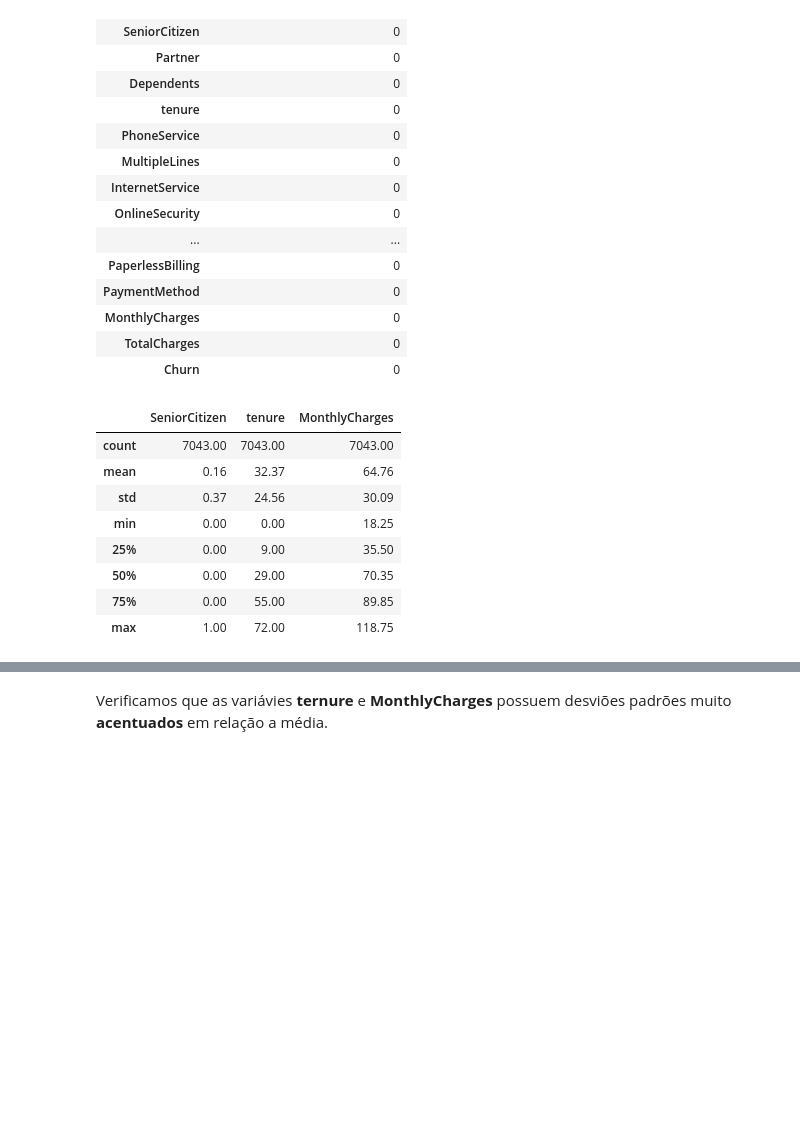
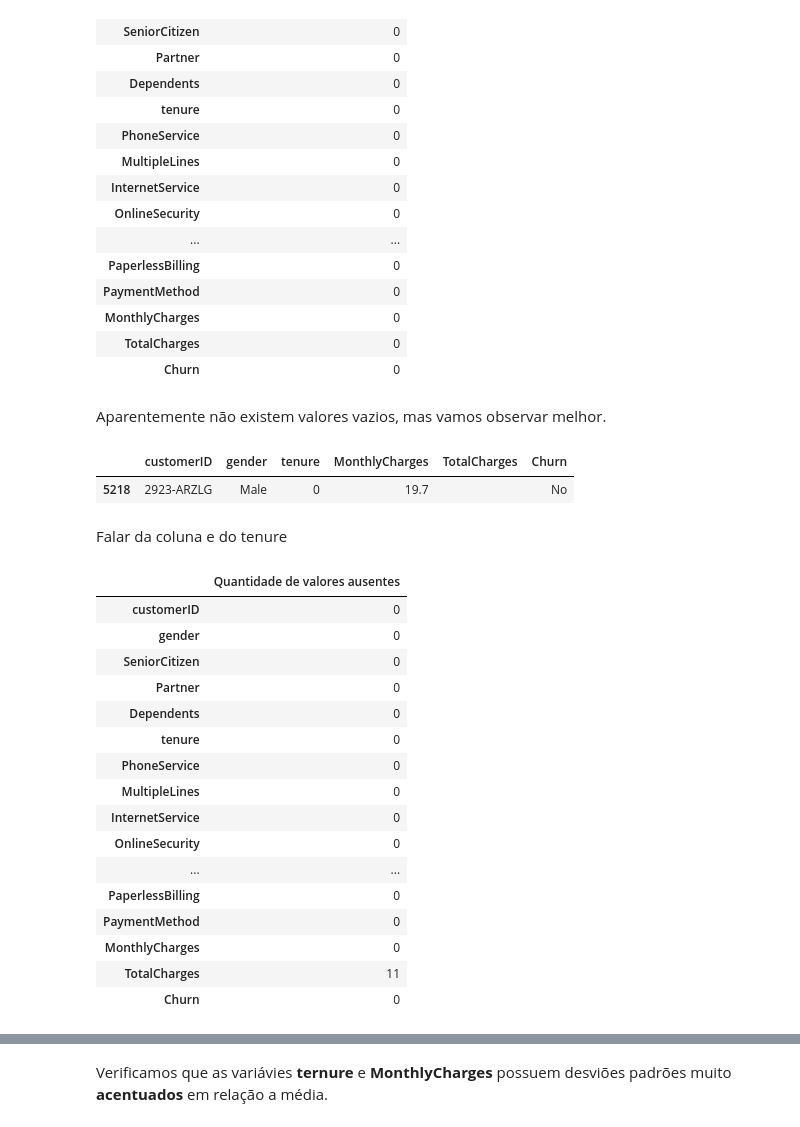
Before and after one commit to FerrazThales/Churn_prediction, a Jupyter notebook: Churn_Prediction_para_uma_empresa_de_Telecomunicações.ipynb, the cells around one changed output, grey strips where cells are left out. Cells and saved outputs as stored; diff of their text form; code cells hidden in the pictures; blank space fills up the shorter version.

```diff
--- a/Churn_Prediction_para_uma_empresa_de_Telecomunicações.ipynb
+++ b/Churn_Prediction_para_uma_empresa_de_Telecomunicações.ipynb
@@ -135,15 +152,12 @@ pd.DataFrame(df.isnull().sum(),columns=['Quantidade de valores ausentes'])
 | MonthlyCharges | 0 |
 | TotalCharges | 0 |
 | Churn | 0 |
-# %%
-df.describe().round(2)
-# %% [output]
-|  | SeniorCitizen | tenure | MonthlyCharges |
-| count | 7043.00 | 7043.00 | 7043.00 |
-| mean | 0.16 | 32.37 | 64.76 |
-| std | 0.37 | 24.56 | 30.09 |
-| min | 0.00 | 0.00 | 18.25 |
-| 25% | 0.00 | 9.00 | 35.50 |
-| 50% | 0.00 | 29.00 | 70.35 |
-| 75% | 0.00 | 55.00 | 89.85 |
-| max | 1.00 | 72.00 | 118.75 |
+# %% [markdown]
+Aparentemente não existem valores vazios, mas vamos observar melhor.
+# %%
+df[['customerID','gender','tenure','MonthlyCharges','TotalCharges','Churn']][df['customerID'] == '2923-ARZLG']
+# %% [output]
+|  | customerID | gender | tenure | MonthlyCharges | TotalCharges | Churn |
+| 5218 | 2923-ARZLG | Male | 0 | 19.7 |  | No |
+# %% [markdown]
+Falar da coluna  e do tenure
@@ -149,0 +167,21 @@ df.describe().round(2)
+# %%
+#Avaliando a quantidade de valores ausentes
+pd.DataFrame(df.isnull().sum(),columns=['Quantidade de valores ausentes'])
+# %% [output]
+|  | Quantidade de valores ausentes |
+| customerID | 0 |
+| gender | 0 |
+| SeniorCitizen | 0 |
+| Partner | 0 |
+| Dependents | 0 |
+| tenure | 0 |
+| PhoneService | 0 |
+| MultipleLines | 0 |
+| InternetService | 0 |
+| OnlineSecurity | 0 |
+| ... | ... |
+| PaperlessBilling | 0 |
+| PaymentMethod | 0 |
+| MonthlyCharges | 0 |
+| TotalCharges | 11 |
+| Churn | 0 |
```
Also changed, not shown: parts of 18 cells of this notebook.
